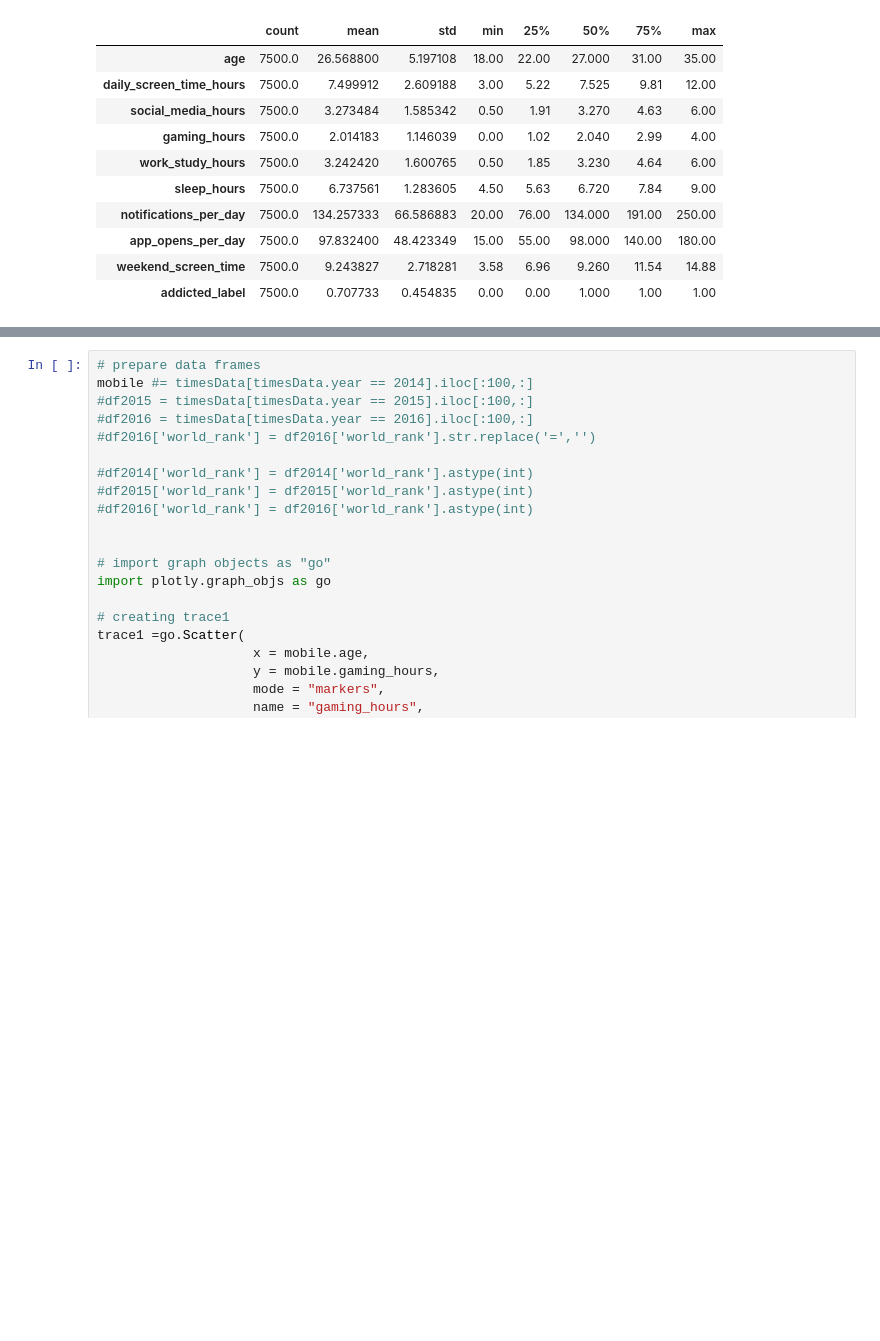
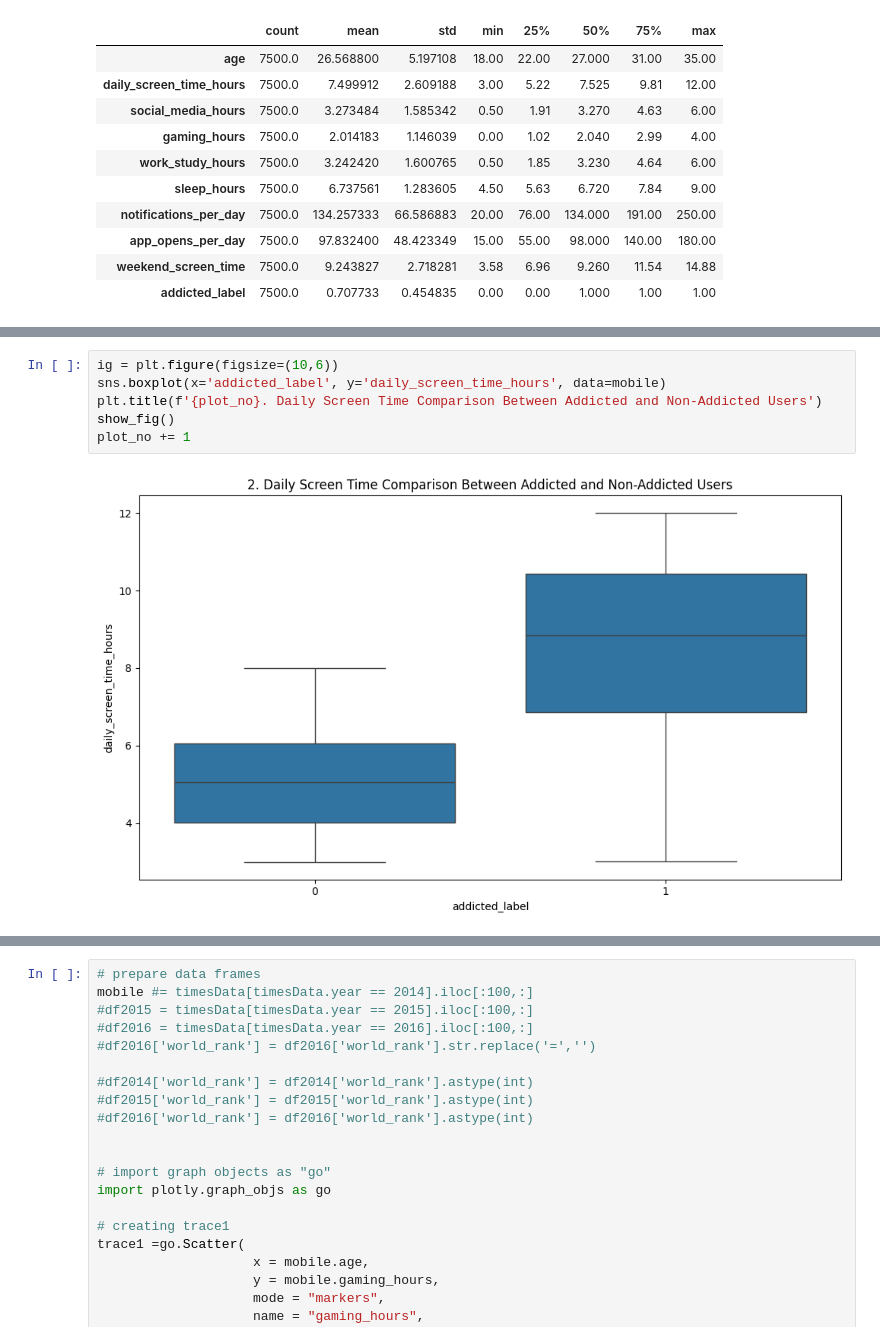
Before and after one commit to Oscar1979-png/2026-02-BILBAO-FT-Data-Science, a Jupyter notebook: 2-Data_Analysis/EDA/Proyecto EDA_OFG.ipynb, the cells around one changed output, grey strips where cells are left out. Cells and saved outputs as stored; diff of their text form; blank space fills up the shorter version.

```diff
--- a/2-Data_Analysis/EDA/Proyecto EDA_OFG.ipynb
+++ b/2-Data_Analysis/EDA/Proyecto EDA_OFG.ipynb
@@ -209,0 +262,8 @@ NameError: name 'df' is not defined
+# %%
+ig = plt.figure(figsize=(10,6))
+sns.boxplot(x='addicted_label', y='daily_screen_time_hours', data=mobile)
+plt.title(f'{plot_no}. Daily Screen Time Comparison Between Addicted and Non-Addicted Users')
+show_fig()
+plot_no += 1
+# %% [output]
+[figure, added]
```
Also changed, not shown: parts of 10 cells of this notebook, 1 other file.
